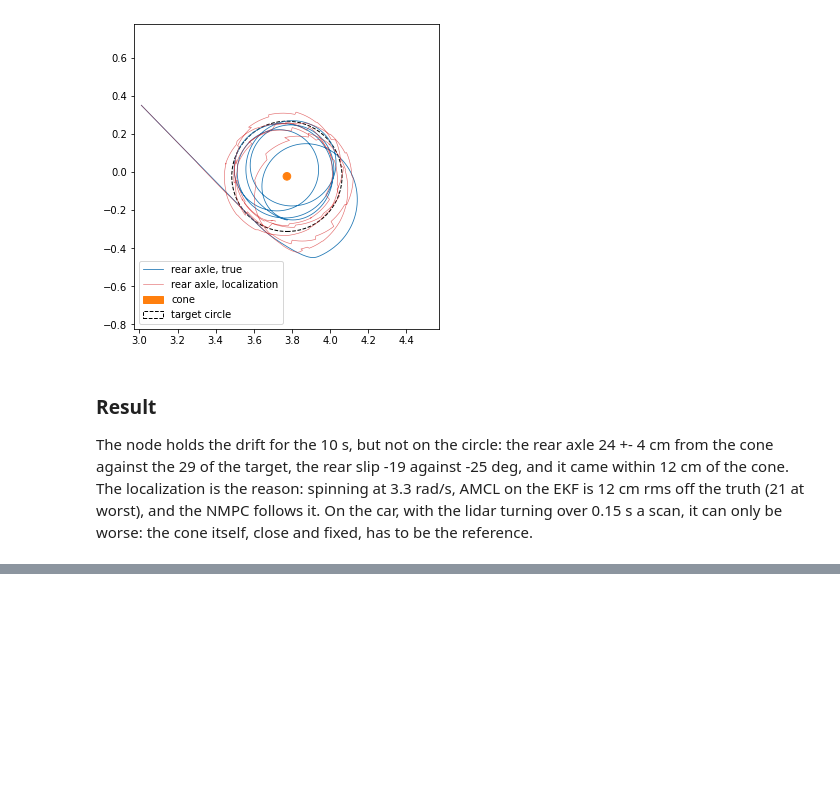
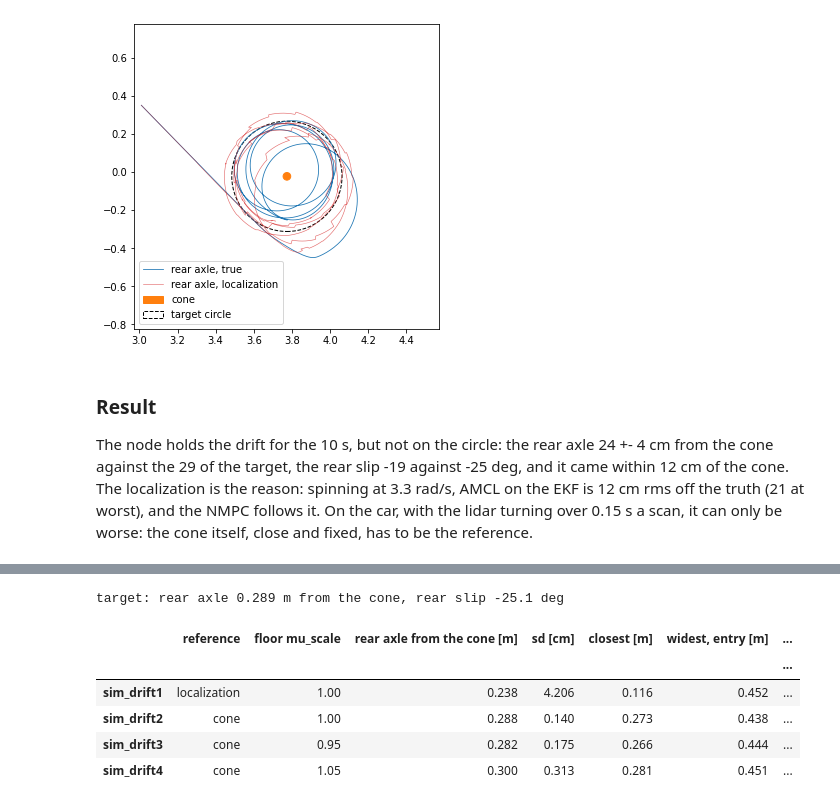
Before and after one commit to Gelminaio/drift-mpc-ackermann, a Jupyter notebook: notebooks/drift.ipynb, the cells around one changed output, grey strips where cells are left out. Saved outputs shown, nothing was run; the diff lists cells and outputs as text; code cells hidden in the pictures; blank space fills up the shorter version.

```diff
--- a/notebooks/drift.ipynb
+++ b/notebooks/drift.ipynb
@@ -400,0 +415,28 @@ a scan, it can only be worse: the cone itself, close and fixed, has to be the re
+# %%
+RUNS = {'sim_drift1': ('localization', 1.0), 'sim_drift2': ('cone', 1.0),
+        'sim_drift3': ('cone', 0.95), 'sim_drift4': ('cone', 1.05)}
+rows, logs = [], {}
+for run, (ref, mu) in RUNS.items():
+    d = bt.load(f'../data/{run}_parquet')
+    g, dr = d['ground_truth'], d['drive']
+    start = g['t'][g['wz'] > 2.0].iloc[0]
+    dist = np.hypot(g['x'] - CONE[0], g['y'] - CONE[1])
+    held = (g['t'] > start + 3) & (g['t'] < start + 9.5)
+    entry = (g['t'] > start) & (g['t'] < start + 3)
+    steer = np.degrees(np.interp(dr['cmd_steer'], p['steer_cmd'], p['steer_angle']))
+    w = (dr['t'] > start + 3) & (dr['t'] < start + 9.5)
+    logs[run] = (g, dr['t'] - start, steer)
+    rows.append({'': run, 'reference': ref, 'floor mu_scale': mu, 'rear axle from the cone [m]': dist[held].mean(),
+                 'sd [cm]': dist[held].std() * 100, 'closest [m]': dist[g['t'] > start].min(),
+                 'widest, entry [m]': dist[entry].max(), 'rear slip [deg]': np.degrees(np.arctan2(g['vy'], g['vx']))[held].mean(),
+                 'steering [deg]': steer[w].mean()})
+print(f'target: rear axle {R_REAR:.3f} m from the cone, rear slip {np.degrees(np.arctan2(VY - p["lr"] * R_EQ, VX)):.1f} deg')
+pd.DataFrame(rows).set_index('').round(3)
+# %% [output]
+target: rear axle 0.289 m from the cone, rear slip -25.1 deg
+|  | reference | floor mu_scale | rear axle from the cone [m] | sd [cm] | closest [m] | widest, entry [m] | ... |
+|  |  |  |  |  |  |  | ... |
+| sim_drift1 | localization | 1.00 | 0.238 | 4.206 | 0.116 | 0.452 | ... |
+| sim_drift2 | cone | 1.00 | 0.288 | 0.140 | 0.273 | 0.438 | ... |
+| sim_drift3 | cone | 0.95 | 0.282 | 0.175 | 0.266 | 0.444 | ... |
+| sim_drift4 | cone | 1.05 | 0.300 | 0.313 | 0.281 | 0.451 | ... |
```
Also changed, not shown: parts of 4 cells of this notebook, 1 other file.
